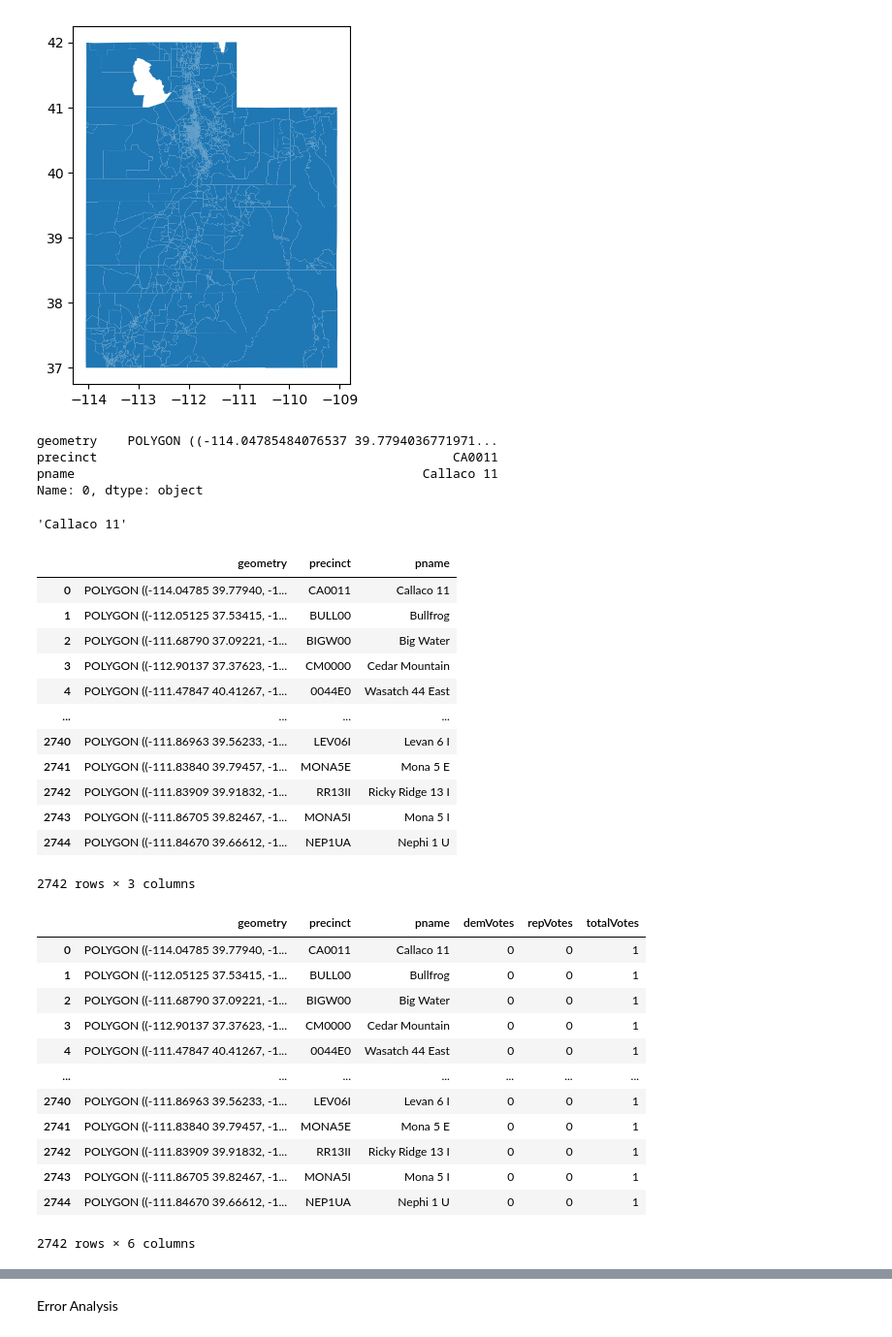
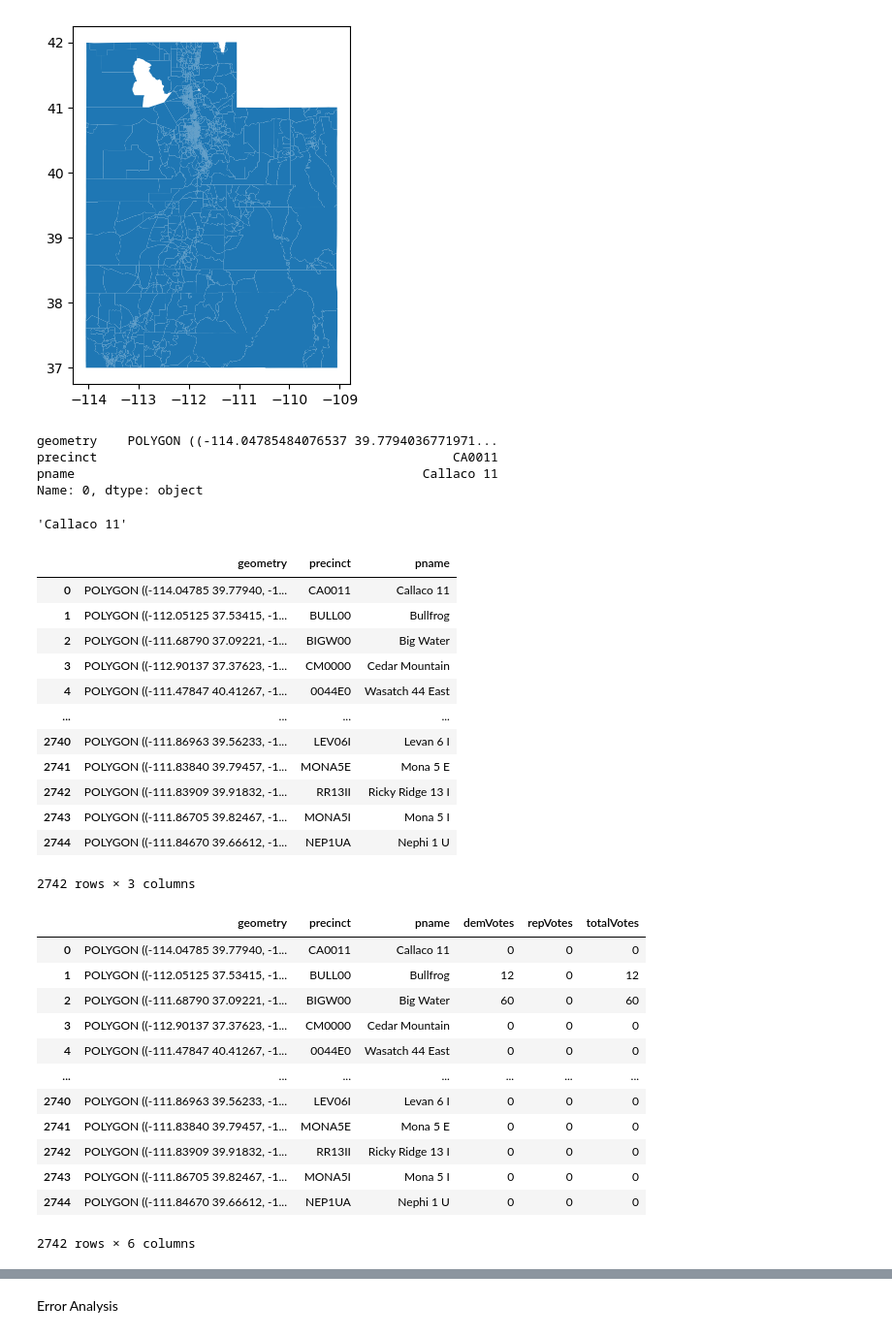
Before and after one commit to CSE-416-Team-Selzer/Modeling-and-Analysis-of-HR-3863, a Jupyter notebook: preprocessing/Utah-v2.ipynb, the cells around one changed output, grey strips where cells are left out. Shown at 97% size. Drawn from its saved outputs; the diff is of its cells as text; code cells hidden in the pictures.

Commit message:
changed utah vote counts from dummy values

```diff
--- a/preprocessing/Utah-v2.ipynb
+++ b/preprocessing/Utah-v2.ipynb
@@ -172,45 +172,45 @@ display(state.plot())
 # %%
 display(state.iloc[0])
 display(state.iloc[0].pname)
 display(state)
-#state['demVotes'] = state.apply(lambda x: total_votes(x.precinct, 'DEMOCRAT', vote, x.pname), axis = 1)
-#state['repVotes'] = state.apply(lambda x: total_votes(x.precinct, 'REPUBLICAN', vote, x.name), axis = 1)
-#state['totalVotes'] = state['demVotes'] + state['repVotes']
-state['demVotes'] = 0
-state['repVotes'] = 0
-state['totalVotes'] = 1
+state['demVotes'] = state.apply(lambda x: total_votes(x.precinct, 'DEMOCRAT', vote, x.pname), axis = 1)
+state['repVotes'] = state.apply(lambda x: total_votes(x.precinct, 'REPUBLICAN', vote, x.name), axis = 1)
+state['totalVotes'] = state['demVotes'] + state['repVotes']
+#state['demVotes'] = 0
+#state['repVotes'] = 0
+#state['totalVotes'] = 1
 display(state)
 # %% [output]
 geometry    POLYGON ((-114.04785484076537 39.7794036771971...
 precinct                                               CA0011
 pname                                              Callaco 11
 Name: 0, dtype: object
 'Callaco 11'
 |  | geometry | precinct | pname |
 | 0 | POLYGON ((-114.04785 39.77940, -1... | CA0011 | Callaco 11 |
 | 1 | POLYGON ((-112.05125 37.53415, -1... | BULL00 | Bullfrog |
 | 2 | POLYGON ((-111.68790 37.09221, -1... | BIGW00 | Big Water |
 | 3 | POLYGON ((-112.90137 37.37623, -1... | CM0000 | Cedar Mountain |
 | 4 | POLYGON ((-111.47847 40.41267, -1... | 0044E0 | Wasatch 44 East |
 | ... | ... | ... | ... |
 | 2740 | POLYGON ((-111.86963 39.56233, -1... | LEV06I | Levan 6 I |
 | 2741 | POLYGON ((-111.83840 39.79457, -1... | MONA5E | Mona 5 E |
 | 2742 | POLYGON ((-111.83909 39.91832, -1... | RR13II | Ricky Ridge 13 I |
 | 2743 | POLYGON ((-111.86705 39.82467, -1... | MONA5I | Mona 5 I |
 | 2744 | POLYGON ((-111.84670 39.66612, -1... | NEP1UA | Nephi 1 U |
 2742 rows × 3 columns
 |  | geometry | precinct | pname | demVotes | repVotes | totalVotes |
-| 0 | POLYGON ((-114.04785 39.77940, -1... | CA0011 | Callaco 11 | 0 | 0 | 1 |
-| 1 | POLYGON ((-112.05125 37.53415, -1... | BULL00 | Bullfrog | 0 | 0 | 1 |
-| 2 | POLYGON ((-111.68790 37.09221, -1... | BIGW00 | Big Water | 0 | 0 | 1 |
-| 3 | POLYGON ((-112.90137 37.37623, -1... | CM0000 | Cedar Mountain | 0 | 0 | 1 |
-| 4 | POLYGON ((-111.47847 40.41267, -1... | 0044E0 | Wasatch 44 East | 0 | 0 | 1 |
+| 0 | POLYGON ((-114.04785 39.77940, -1... | CA0011 | Callaco 11 | 0 | 0 | 0 |
+| 1 | POLYGON ((-112.05125 37.53415, -1... | BULL00 | Bullfrog | 12 | 0 | 12 |
+| 2 | POLYGON ((-111.68790 37.09221, -1... | BIGW00 | Big Water | 60 | 0 | 60 |
+| 3 | POLYGON ((-112.90137 37.37623, -1... | CM0000 | Cedar Mountain | 0 | 0 | 0 |
+| 4 | POLYGON ((-111.47847 40.41267, -1... | 0044E0 | Wasatch 44 East | 0 | 0 | 0 |
 | ... | ... | ... | ... | ... | ... | ... |
-| 2740 | POLYGON ((-111.86963 39.56233, -1... | LEV06I | Levan 6 I | 0 | 0 | 1 |
-| 2741 | POLYGON ((-111.83840 39.79457, -1... | MONA5E | Mona 5 E | 0 | 0 | 1 |
-| 2742 | POLYGON ((-111.83909 39.91832, -1... | RR13II | Ricky Ridge 13 I | 0 | 0 | 1 |
-| 2743 | POLYGON ((-111.86705 39.82467, -1... | MONA5I | Mona 5 I | 0 | 0 | 1 |
-| 2744 | POLYGON ((-111.84670 39.66612, -1... | NEP1UA | Nephi 1 U | 0 | 0 | 1 |
+| 2740 | POLYGON ((-111.86963 39.56233, -1... | LEV06I | Levan 6 I | 0 | 0 | 0 |
+| 2741 | POLYGON ((-111.83840 39.79457, -1... | MONA5E | Mona 5 E | 0 | 0 | 0 |
+| 2742 | POLYGON ((-111.83909 39.91832, -1... | RR13II | Ricky Ridge 13 I | 0 | 0 | 0 |
+| 2743 | POLYGON ((-111.86705 39.82467, -1... | MONA5I | Mona 5 I | 0 | 0 | 0 |
+| 2744 | POLYGON ((-111.84670 39.66612, -1... | NEP1UA | Nephi 1 U | 0 | 0 | 0 |
 2742 rows × 6 columns
 # %%
 state = state.merge(racial_demographics, left_on = 'precinct', right_on = 'precinct', how = 'left')
```
Also changed, not shown: parts of 6 cells of this notebook.
